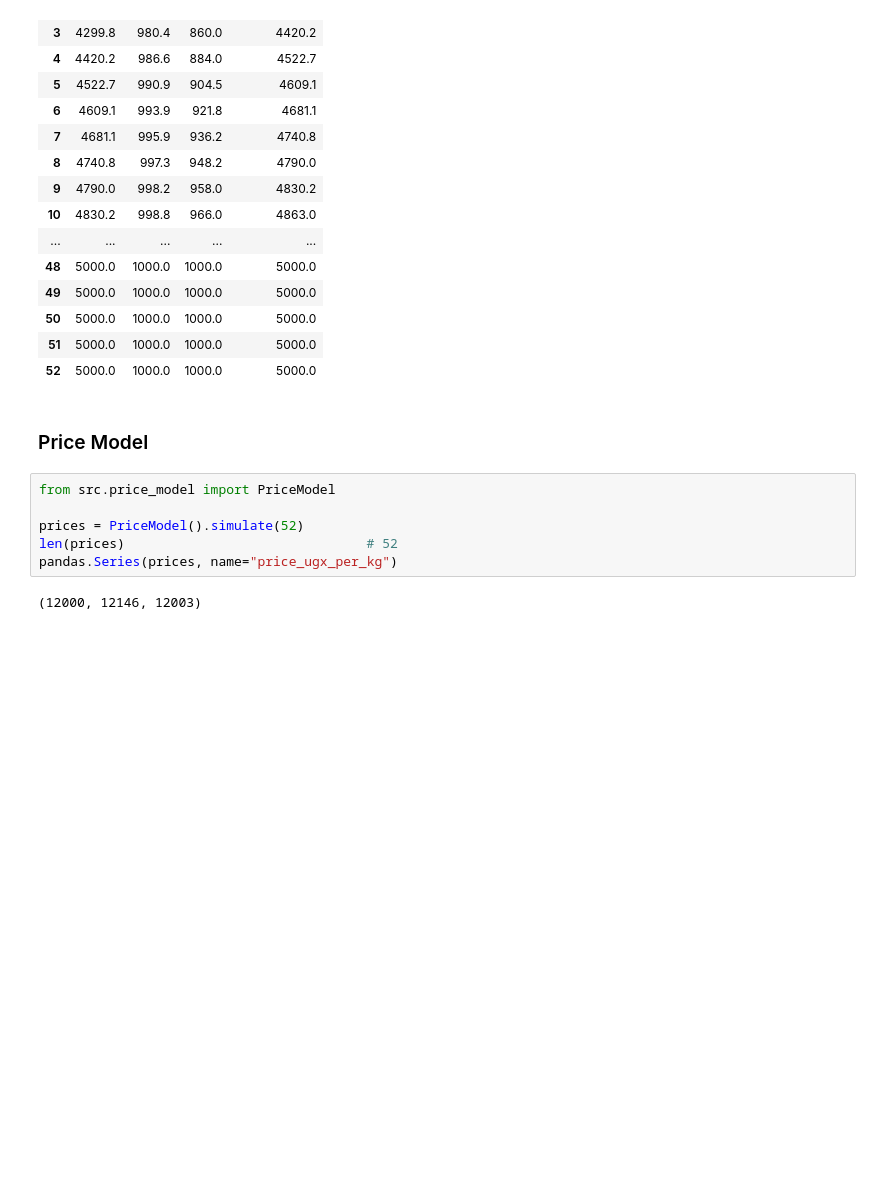
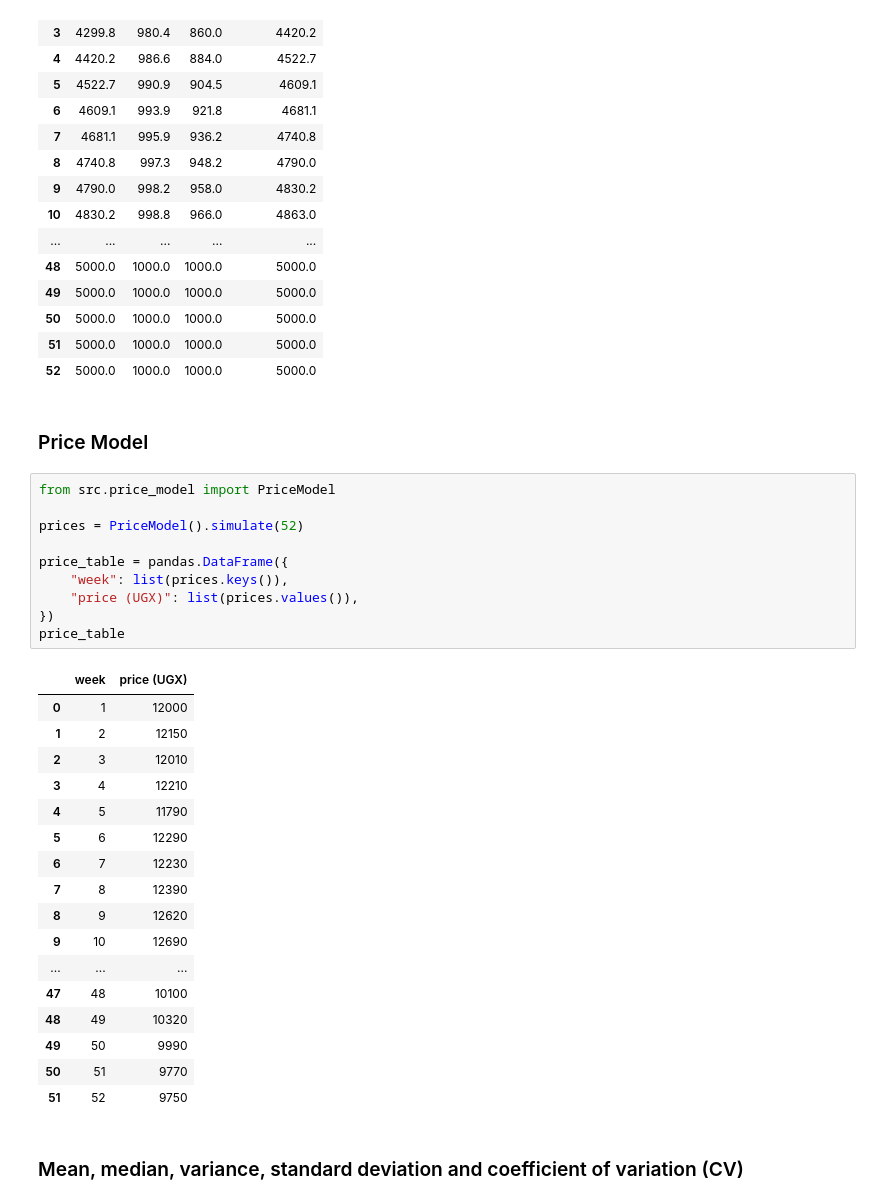
Before and after one commit to instantiate2roy/assignment-1, a Jupyter notebook: project3_fish_stock.ipynb, the cells around one changed output. Drawn from its saved outputs; the diff is of its cells as text; blank space fills up the shorter version.

```diff
--- a/project3_fish_stock.ipynb
+++ b/project3_fish_stock.ipynb
@@ -99,8 +102,30 @@ df.round(1)
 # %%
 from src.price_model import PriceModel
 
 prices = PriceModel().simulate(52)
-len(prices)                               # 52
-pandas.Series(prices, name="price_ugx_per_kg")
+
+price_table = pandas.DataFrame({
+    "week": list(prices.keys()),
+    "price (UGX)": list(prices.values()),
+})
+price_table
 # %% [output]
-(12000, 12146, 12003)
+|  | week | price (UGX) |
+| 0 | 1 | 12000 |
+| 1 | 2 | 12150 |
+| 2 | 3 | 12010 |
+| 3 | 4 | 12210 |
+| 4 | 5 | 11790 |
+| 5 | 6 | 12290 |
+| 6 | 7 | 12230 |
+| 7 | 8 | 12390 |
+| 8 | 9 | 12620 |
+| 9 | 10 | 12690 |
+| ... | ... | ... |
+| 47 | 48 | 10100 |
+| 48 | 49 | 10320 |
+| 49 | 50 | 9990 |
+| 50 | 51 | 9770 |
+| 51 | 52 | 9750 |
+# %% [markdown]
+###  Mean, median, variance, standard deviation and coefficient of variation (CV)
```
Also changed, not shown: parts of 16 cells of this notebook, 5 other files.
